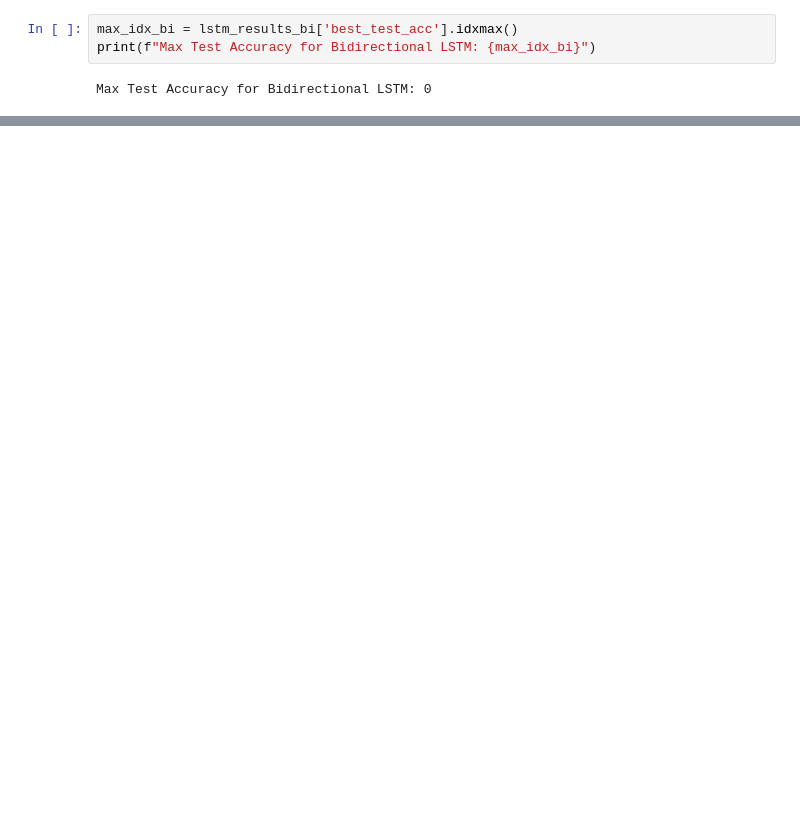
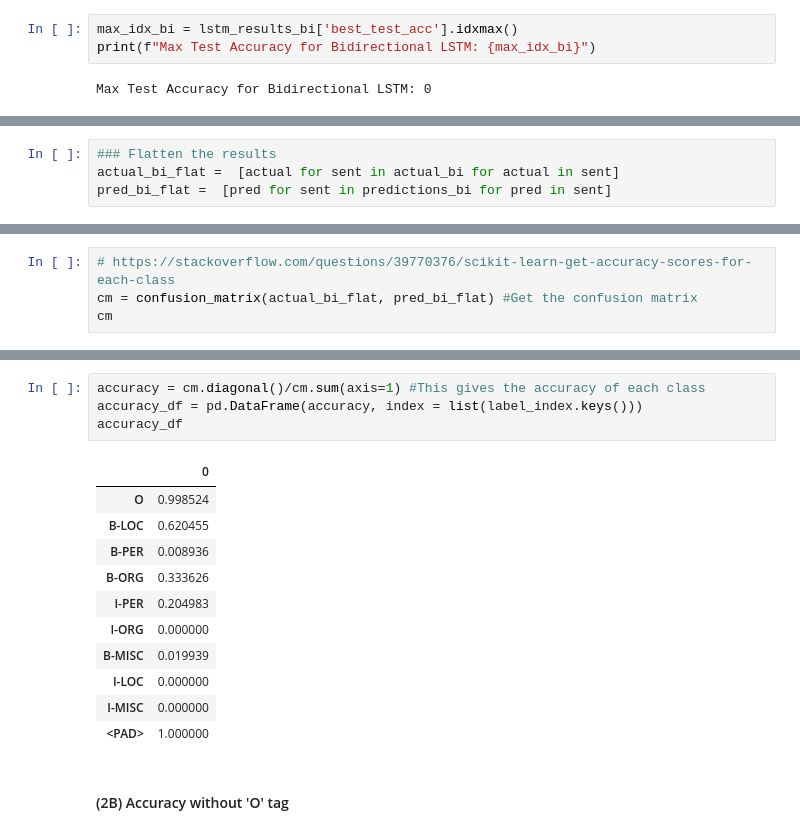
Before and after one commit to ngupta23/ds7337_nlp, a Jupyter notebook: Homework/NGupta_homework4.ipynb, the cells around one changed output, grey strips where cells are left out. Saved outputs shown, nothing was run; the diff lists cells and outputs as text; blank space fills up the shorter version.

```diff
--- a/Homework/NGupta_homework4.ipynb
+++ b/Homework/NGupta_homework4.ipynb
@@ -1210,0 +1128,4 @@ accuracy_ignoring_O
+# %%
+### Flatten the results
+actual_bi_flat =  [actual for sent in actual_bi for actual in sent]
+pred_bi_flat =  [pred for sent in predictions_bi for pred in sent]
@@ -1210,0 +1163,4 @@ accuracy_ignoring_O
+# %%
+# https://stackoverflow.com/questions/39770376/scikit-learn-get-accuracy-scores-for-each-class
+cm = confusion_matrix(actual_bi_flat, pred_bi_flat) #Get the confusion matrix
+cm
@@ -1210,0 +1188,18 @@ accuracy_ignoring_O
+# %%
+accuracy = cm.diagonal()/cm.sum(axis=1) #This gives the accuracy of each class
+accuracy_df = pd.DataFrame(accuracy, index = list(label_index.keys()))
+accuracy_df
+# %% [output]
+|  | 0 |
+| O | 0.998524 |
+| B-LOC | 0.620455 |
+| B-PER | 0.008936 |
+| B-ORG | 0.333626 |
+| I-PER | 0.204983 |
+| I-ORG | 0.000000 |
+| B-MISC | 0.019939 |
+| I-LOC | 0.000000 |
+| I-MISC | 0.000000 |
+| <PAD> | 1.000000 |
+# %% [markdown]
+#### (2B) Accuracy without 'O' tag
```
Also changed, not shown: parts of 104 cells of this notebook.
